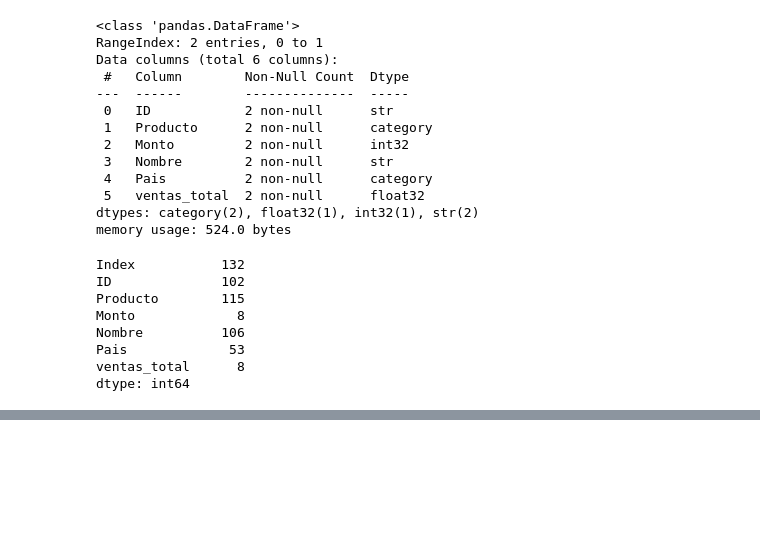
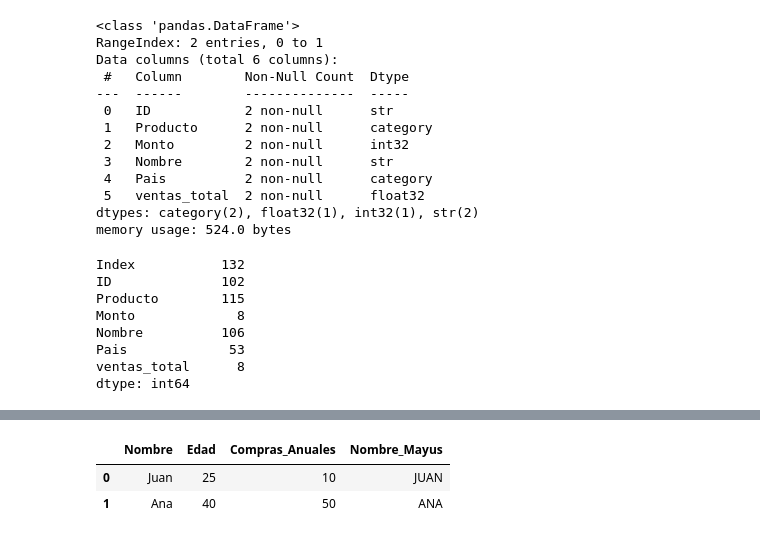
Before and after one commit to GustavoMontenegroVargas/fast-api, a Jupyter notebook: notebooks/test.ipynb, the cells around one changed output, grey strips where cells are left out. Drawn from its saved outputs; the diff is of its cells as text; code cells hidden in the pictures; blank space fills up the shorter version.

```diff
--- a/notebooks/test.ipynb
+++ b/notebooks/test.ipynb
@@ -374,3 +374,9 @@ Nombre          106
 Pais             53
 ventas_total      8
 dtype: int64
+# %%
+def myfunc(n):
+  return len(n)
+
+x = map(myfunc, ('apple', 'banana', 'cherry'))
+list(x)
@@ -376,0 +467,11 @@ dtype: int64
+# %%
+data_claridad_total = {
+    "Nombre": ["Juan", "Ana"],
+    "Edad": [25, 40],
+    "Compras_Anuales": [10, 50]
+}
+
+df_cl = pd.DataFrame(data_claridad_total)
+print(df_cl)
+print(df_cl.info(memory_usage="deep"))
+print(df_cl.memory_usage(deep=True))
@@ -376,0 +498,7 @@ dtype: int64
+# %%
+df_cl["Nombre_Mayus"] = df_cl["Nombre"].map(lambda x:x.upper())
+df_cl
+# %% [output]
+|  | Nombre | Edad | Compras_Anuales | Nombre_Mayus |
+| 0 | Juan | 25 | 10 | JUAN |
+| 1 | Ana | 40 | 50 | ANA |
```
Also changed, not shown: parts of 10 cells of this notebook.
